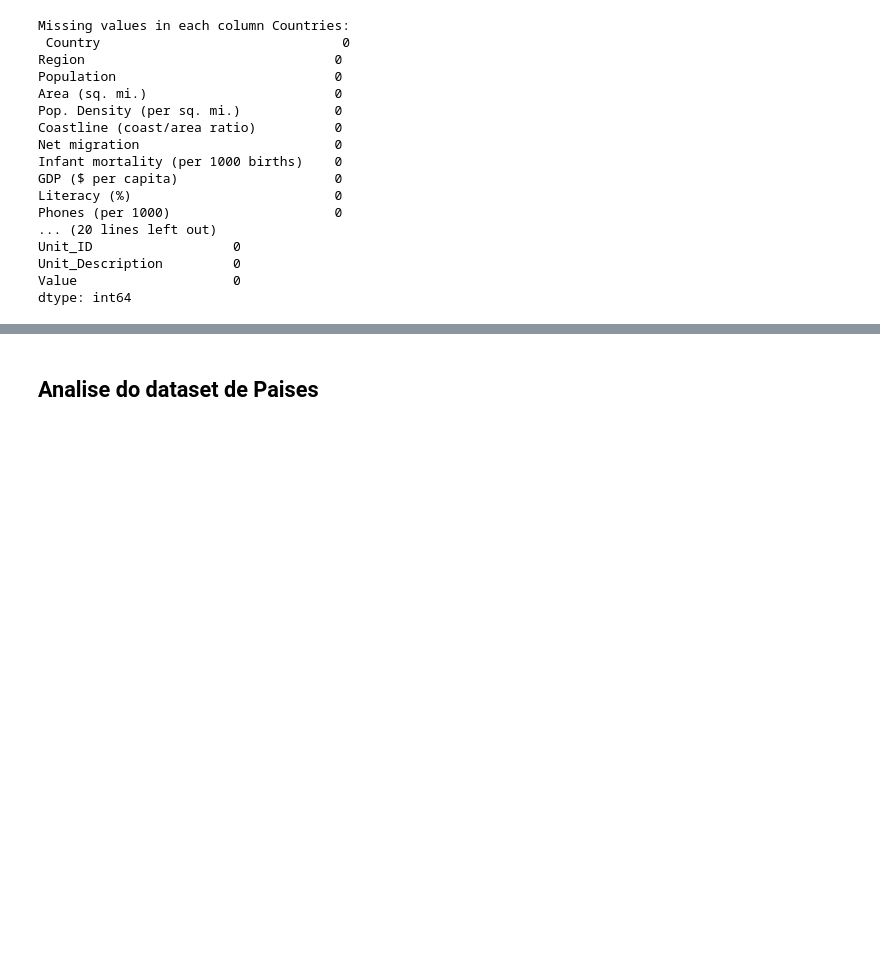
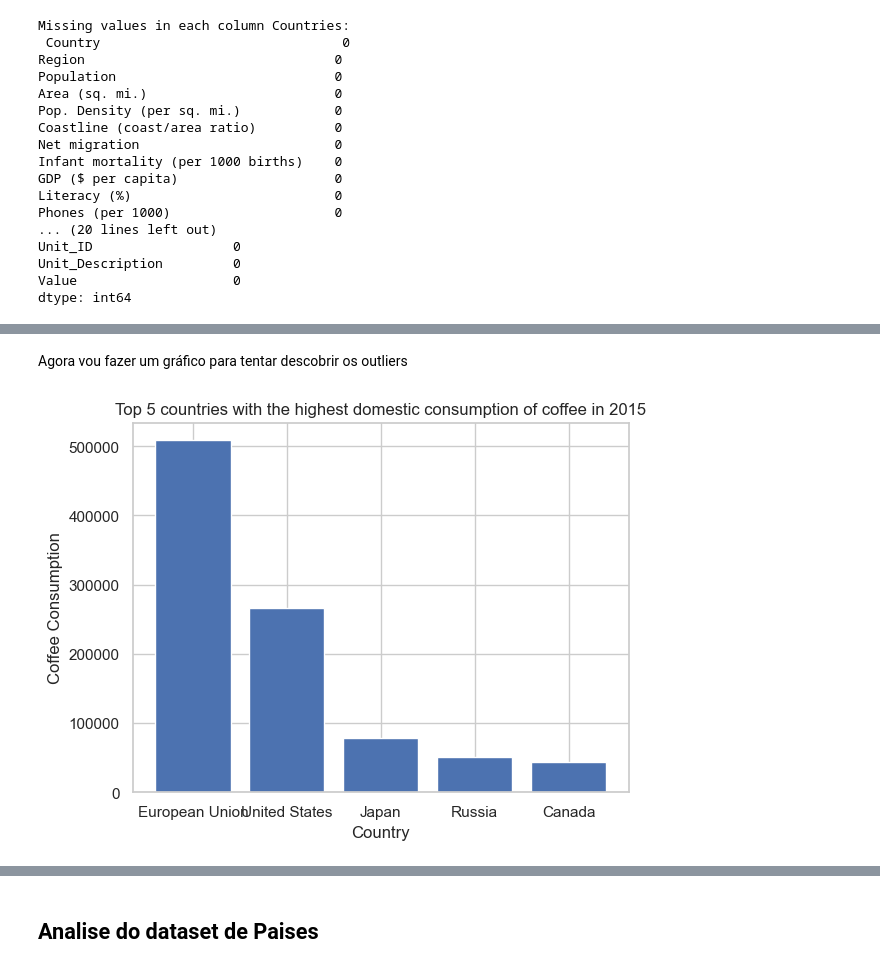
Before and after one commit to nunovivas/TrabalhoFinal, a Jupyter notebook: 04Final.ipynb, the cells around one changed output, grey strips where cells are left out. Cells and saved outputs as stored; diff of their text form; code cells hidden in the pictures; blank space fills up the shorter version.

```diff
--- a/04Final.ipynb
+++ b/04Final.ipynb
@@ -85,0 +150,9 @@ dtype: int64
+# %%
+#Filter dfcoffee to show only Domestic Consumption
+dfCoffee_domestic = dfCoffee[dfCoffee['Attribute_Description'] == 'Domestic Consumption']
+
+#Filter to show only 2015
+dfCoffee_domestic_2015 = dfCoffee_domestic[dfCoffee_domestic['Calendar_Year'] == 2015]
+
+#Show the type of each column for Coffee
+print(dfCoffee_domestic_2015.dtypes)
@@ -85,0 +173,15 @@ dtype: int64
+# %% [markdown]
+Agora vou fazer um gráfico para tentar descobrir os outliers
+# %%
+# Use a graph to show the top 5 countries with the highest domestic consumption of coffee in 2015
+dfCoffee_domestic_2015_grouped = dfCoffee_domestic_2015.groupby('Country_Name').sum().sort_values(by='Value', ascending=False).head(5)
+#Plot the graph
+plt.bar(dfCoffee_domestic_2015_grouped.index, dfCoffee_domestic_2015_grouped['Value'])
+
+plt.xlabel('Country')
+plt.ylabel('Coffee Consumption')
+plt.title('Top 5 countries with the highest domestic consumption of coffee in 2015')
+
+plt.show()
+# %% [output]
+[figure, added]
```
Also changed, not shown: parts of 20 cells of this notebook, 1 other file.
